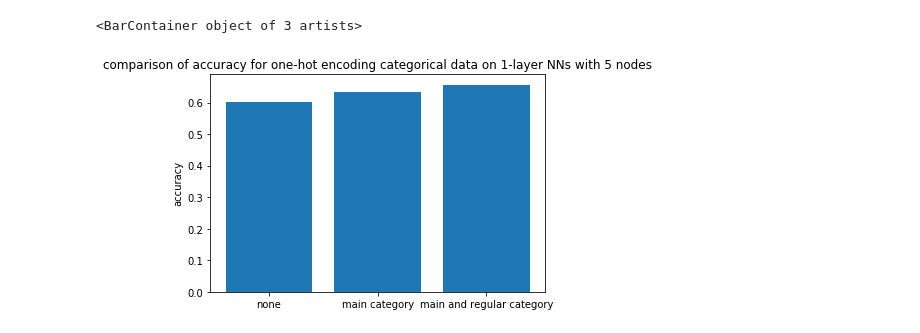
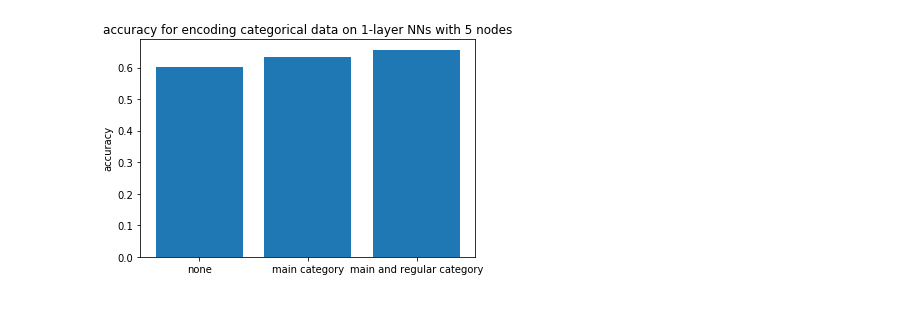
Before and after one commit to michaelmdresser/csci5622project, a Jupyter notebook: michael_nn_visualize.ipynb, the cells around one changed output. Cells and saved outputs as stored; diff of their text form; code cells hidden in the pictures.

```diff
--- a/michael_nn_visualize.ipynb
+++ b/michael_nn_visualize.ipynb
@@ -87,10 +135,10 @@ one_hot_demonstration=[({'dataset': 'base',
   {'accuracy': 0.65650094, 'loss': 0.6132693482885189})]
 # %%
 fig, ax = plt.subplots()
-ax.set_title("comparison of accuracy for one-hot encoding categorical data on 1-layer NNs with 5 nodes")
+ax.set_title("accuracy for encoding categorical data on 1-layer NNs with 5 nodes")
 ax.set_ylabel("accuracy")
 ax.bar(["none", "main category", "main and regular category"],
        list(map(lambda x: x[1]["accuracy"], one_hot_demonstration)))
+fig.savefig("nn-eval/one-hot.png")
 # %% [output]
-<BarContainer object of 3 artists>
-[figure, old version]
+[figure, new version]
```
Also changed, not shown: parts of 6 cells of this notebook, 7 other files.
